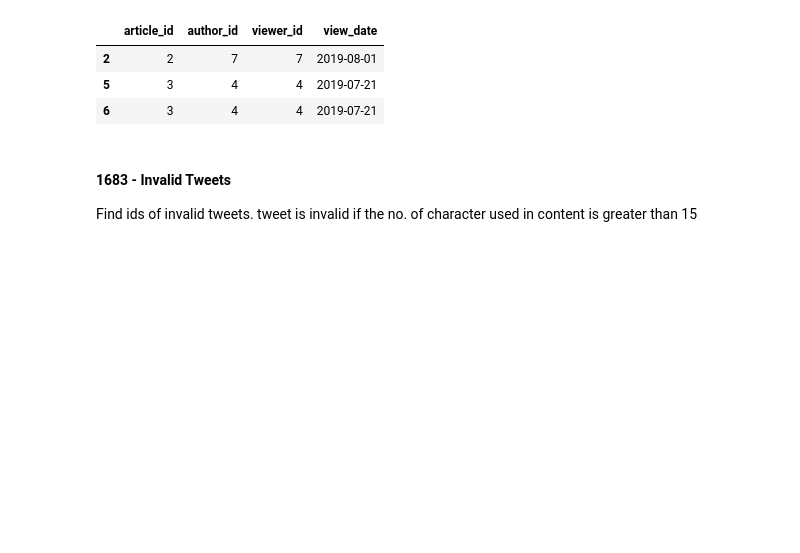
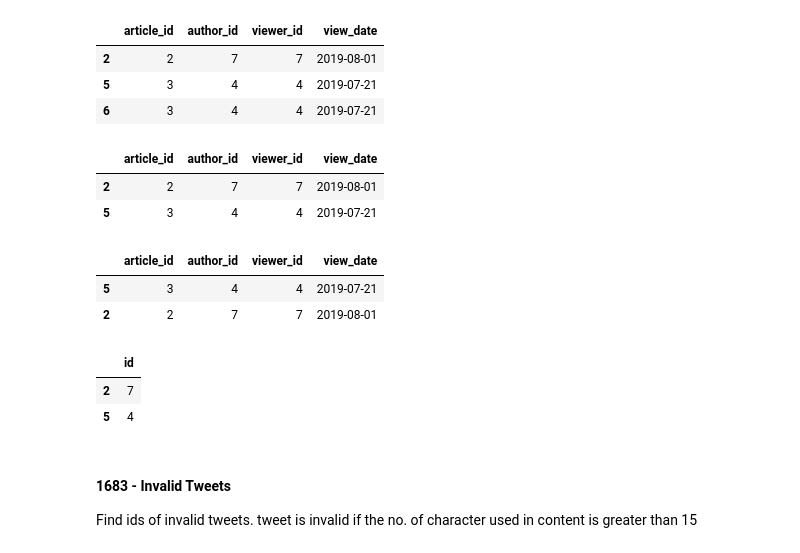
Before and after one commit to Swap-20/Leetcode-Pandas, a Jupyter notebook: Leetcode_Pandas.ipynb, the cells around one changed output. Saved outputs shown, nothing was run; the diff lists cells and outputs as text; code cells hidden in the pictures; blank space fills up the shorter version.

```diff
--- a/Leetcode_Pandas.ipynb
+++ b/Leetcode_Pandas.ipynb
@@ -116,15 +143,26 @@ df
 | 2 | 2 | 7 | 7 | 2019-08-01 |
 | 5 | 3 | 4 | 4 | 2019-07-21 |
 | 6 | 3 | 4 | 4 | 2019-07-21 |
-# %%
-#remove duplicate authors
-df.drop_duplicates(subset=['author_id'],inplace=True)
-# %%
-#sort by author_id ascending order
-df.sort_values(by=['author_id'],inplace=True)
-# %%
-df.rename(columns={'author_id':'id'},inplace=True)
-df[['id']]
+# %%
+df = df.drop_duplicates(subset=['author_id'])
+df
+# %% [output]
+|  | article_id | author_id | viewer_id | view_date |
+| 2 | 2 | 7 | 7 | 2019-08-01 |
+| 5 | 3 | 4 | 4 | 2019-07-21 |
+# %%
+#sort by author_id ascending order
+df.sort_values(by=['author_id'])
+# %% [output]
+|  | article_id | author_id | viewer_id | view_date |
+| 5 | 3 | 4 | 4 | 2019-07-21 |
+| 2 | 2 | 7 | 7 | 2019-08-01 |
+# %%
+df[['id']]
+# %% [output]
+|  | id |
+| 2 | 7 |
+| 5 | 4 |
 # %% [markdown]
 #### 1683 - Invalid Tweets
 
```
Also changed, not shown: parts of 4 cells of this notebook.
